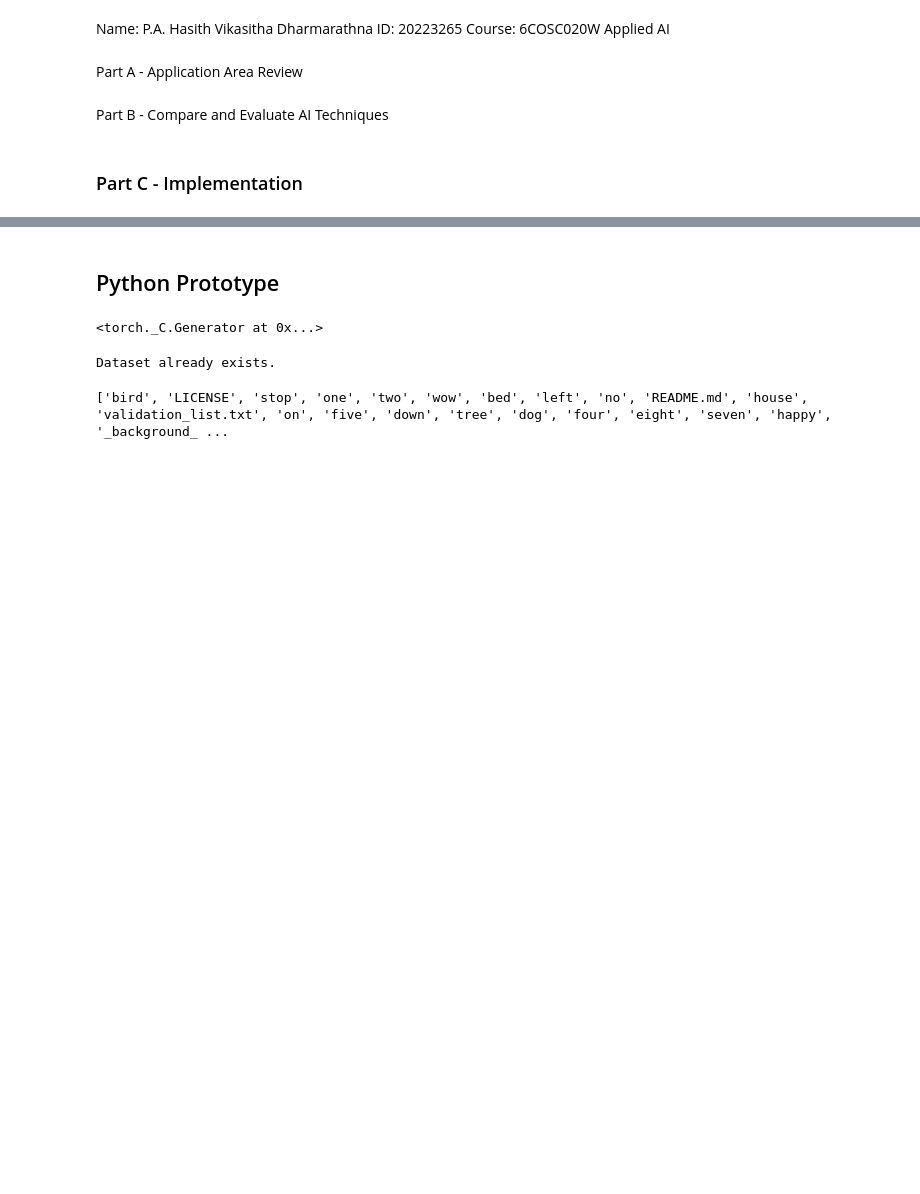
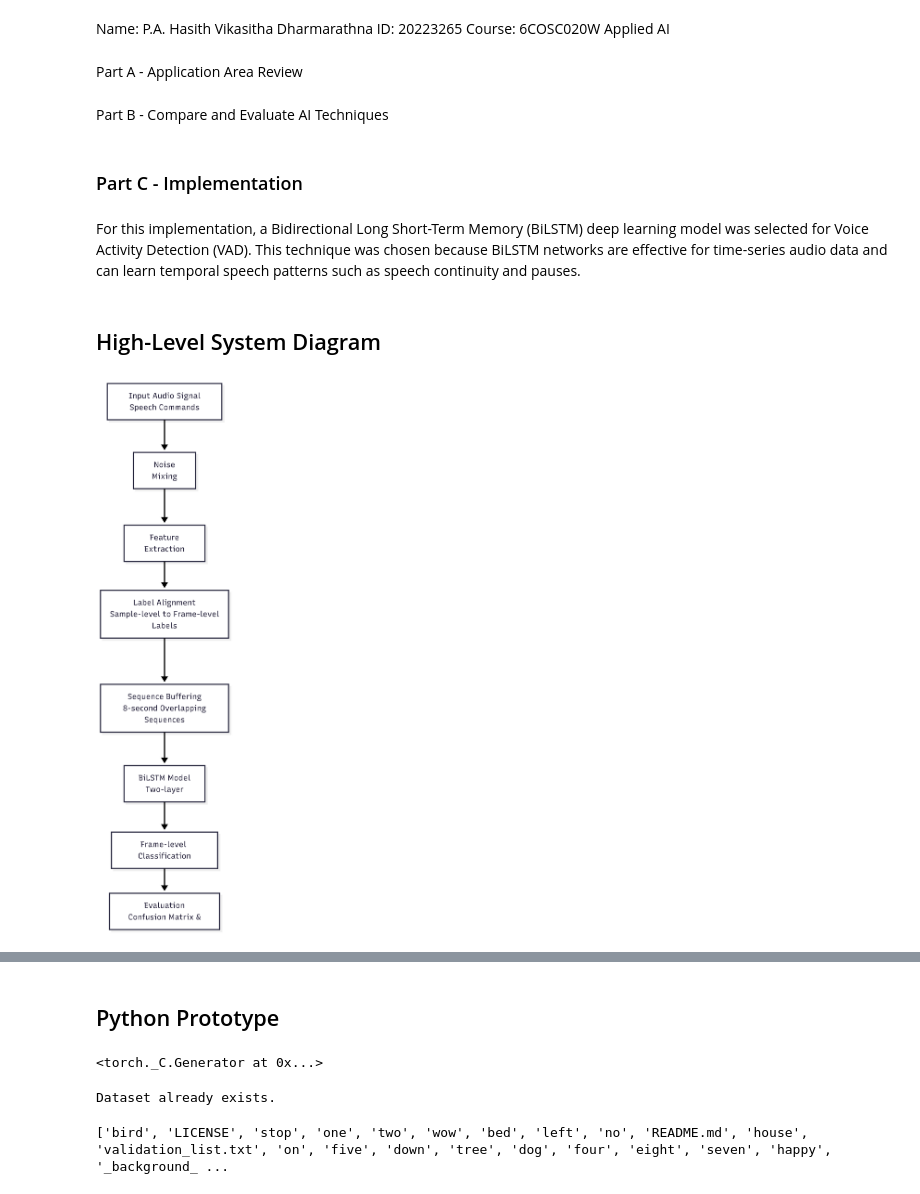
Before and after one commit to hasithdd/VAD-Model-from-Scratch, a Jupyter notebook: test1.ipynb, the cells around one changed output, grey strips where cells are left out. Cells and saved outputs as stored; diff of their text form; code cells hidden in the pictures; blank space fills up the shorter version.

Commit message:
Added the diagram image and display code

```diff
--- a/test1.ipynb
+++ b/test1.ipynb
@@ -14,3 +14,15 @@ Part B - Compare and Evaluate AI Techniques
 ## TODO
 # %% [markdown]
 ### Part C - Implementation
+# %% [markdown]
+For this implementation, a Bidirectional Long Short-Term Memory (BiLSTM) deep learning model was selected for Voice Activity Detection (VAD). This technique was chosen because BiLSTM networks are effective for time-series audio data and can learn temporal speech patterns such as speech continuity and pauses.
+# %% [markdown]
+## High-Level System Diagram
+# %%
+from IPython.display import Image, display
+
+chart_path = "./Charts/chart.png"
+
+display(Image(filename=chart_path))
+# %% [output]
+[figure, added]
```
Also changed, not shown: parts of 4 cells of this notebook, 1 other file.
